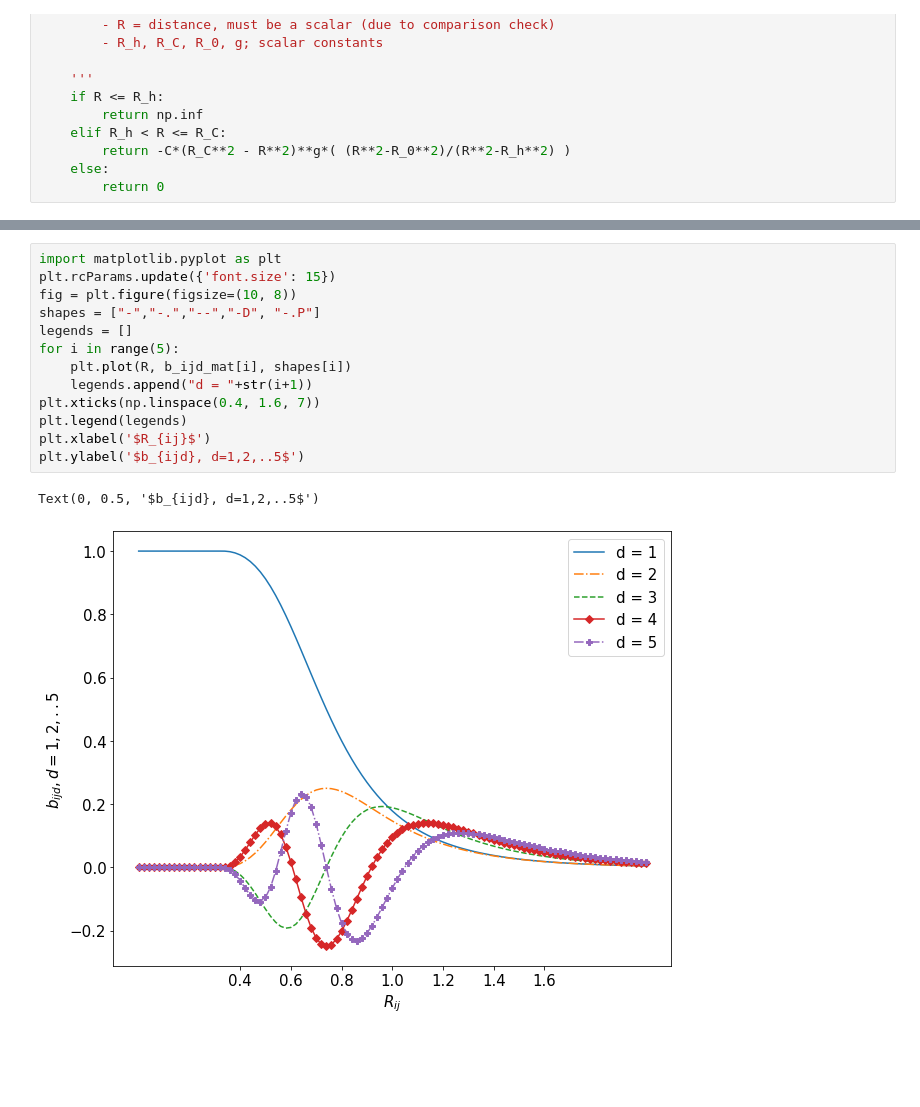
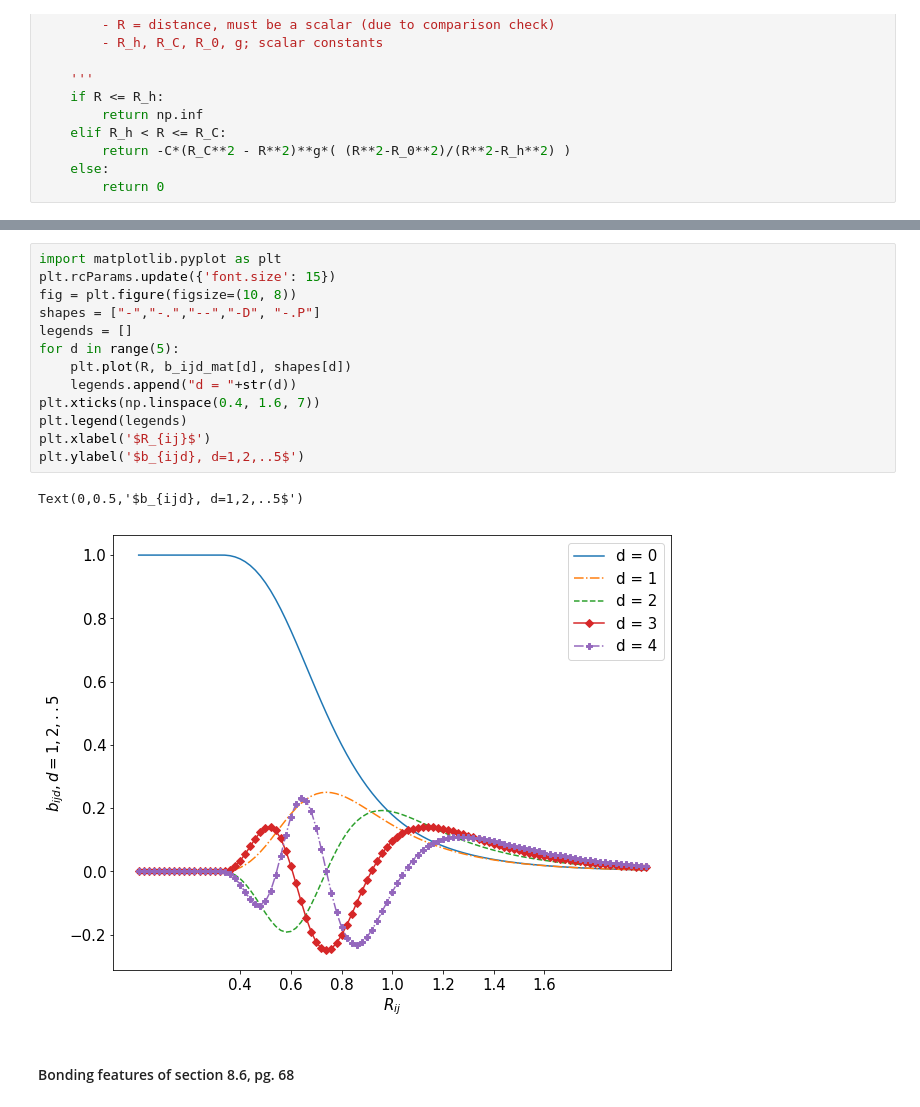
Before and after one commit to berylgithub/pes, a Jupyter notebook: PES_models.ipynb, the cells around one changed output, grey strips where cells are left out. Cells and saved outputs as stored; diff of their text form; blank space fills up the shorter version.

```diff
--- a/PES_models.ipynb
+++ b/PES_models.ipynb
@@ -1858,16 +1902,18 @@ print(b_ijd_mat)
 # %%
 import matplotlib.pyplot as plt
 plt.rcParams.update({'font.size': 15})
 fig = plt.figure(figsize=(10, 8))
 shapes = ["-","-.","--","-D", "-.P"]
 legends = []
-for i in range(5):
-    plt.plot(R, b_ijd_mat[i], shapes[i])
-    legends.append("d = "+str(i+1))
+for d in range(5):
+    plt.plot(R, b_ijd_mat[d], shapes[d])
+    legends.append("d = "+str(d))
 plt.xticks(np.linspace(0.4, 1.6, 7))
 plt.legend(legends)
 plt.xlabel('$R_{ij}$')
 plt.ylabel('$b_{ijd}, d=1,2,..5$')
 # %% [output]
-Text(0, 0.5, '$b_{ijd}, d=1,2,..5$')
+Text(0,0.5,'$b_{ijd}, d=1,2,..5$')
-[figure, old version]
+[figure, new version]
+# %% [markdown]
+#### Bonding features of section 8.6, pg. 68
```
Also changed, not shown: parts of 9 cells of this notebook.
